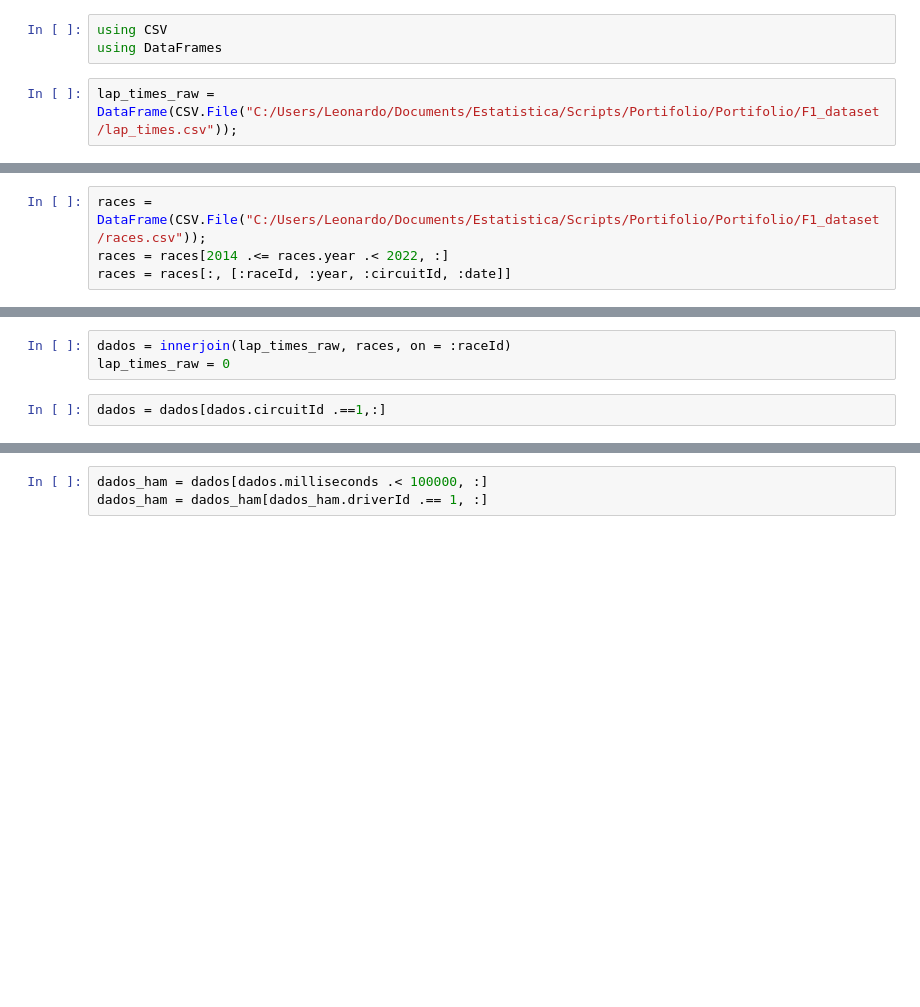
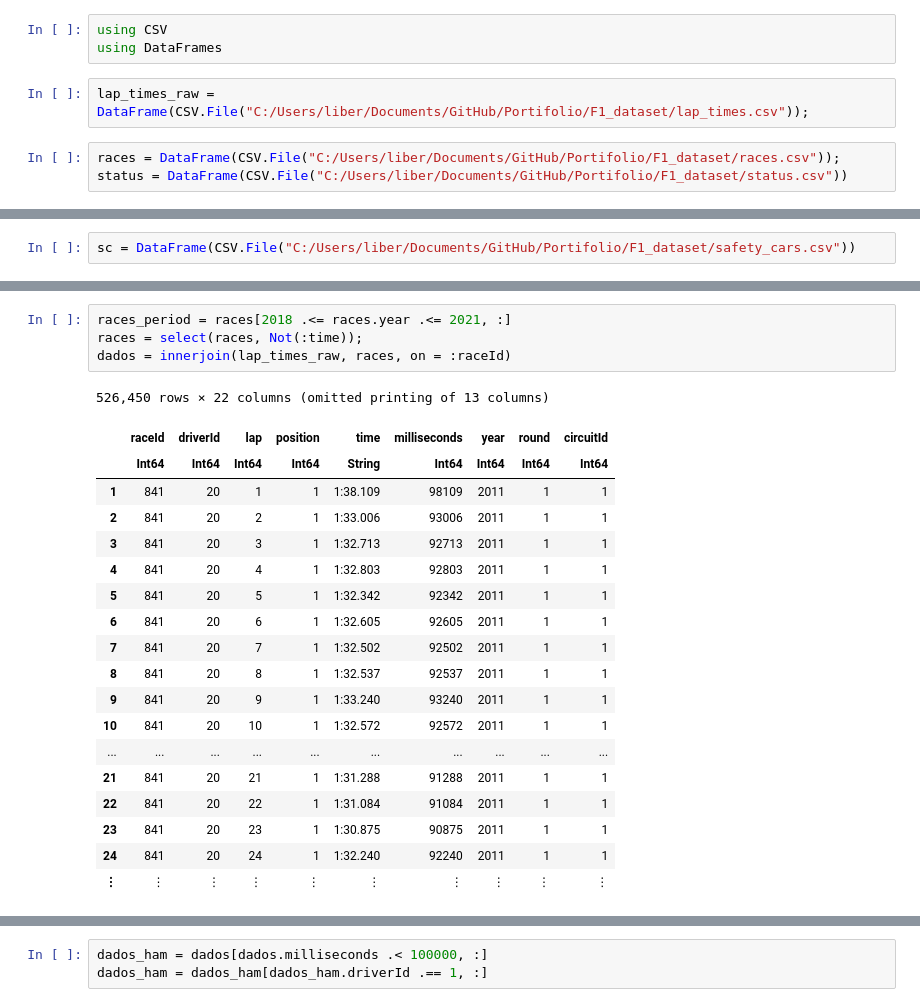
Before and after one commit to LLTeixeira/Portifolio, a Jupyter notebook: F1_A.ipynb, the cells around one changed output, grey strips where cells are left out. Drawn from its saved outputs; the diff is of its cells as text; blank space fills up the shorter version.

```diff
--- a/F1_A.ipynb
+++ b/F1_A.ipynb
@@ -5,4 +5,7 @@
 using CSV
 using DataFrames
 # %%
-lap_times_raw = DataFrame(CSV.File("C:/Users/Leonardo/Documents/Estatistica/Scripts/Portifolio/Portifolio/F1_dataset/lap_times.csv"));
+lap_times_raw = DataFrame(CSV.File("C:/Users/liber/Documents/GitHub/Portifolio/F1_dataset/lap_times.csv"));
+# %%
+races = DataFrame(CSV.File("C:/Users/liber/Documents/GitHub/Portifolio/F1_dataset/races.csv"));
+status = DataFrame(CSV.File("C:/Users/liber/Documents/GitHub/Portifolio/F1_dataset/status.csv"))
@@ -9,4 +32,2 @@ lap_times_raw = DataFrame(CSV.File("C:/Users/Leonardo/Documents/Estatistica/Scri
 # %%
-races = DataFrame(CSV.File("C:/Users/Leonardo/Documents/Estatistica/Scripts/Portifolio/Portifolio/F1_dataset/races.csv"));
-races = races[2014 .<= races.year .< 2022, :]
-races = races[:, [:raceId, :year, :circuitId, :date]]
+sc = DataFrame(CSV.File("C:/Users/liber/Documents/GitHub/Portifolio/F1_dataset/safety_cars.csv"))
@@ -13,5 +54,24 @@ races = races[:, [:raceId, :year, :circuitId, :date]]
-# %%
-dados = innerjoin(lap_times_raw, races, on = :raceId)
-lap_times_raw = 0
-# %%
-dados = dados[dados.circuitId .==1,:]
+# %%
+races_period = races[2018 .<= races.year .<= 2021, :]
+races = select(races, Not(:time));
+dados = innerjoin(lap_times_raw, races, on = :raceId)
+# %% [output]
+526,450 rows × 22 columns (omitted printing of 13 columns)
+|  | raceId | driverId | lap | position | time | milliseconds | year | round | circuitId |
+|  | Int64 | Int64 | Int64 | Int64 | String | Int64 | Int64 | Int64 | Int64 |
+| 1 | 841 | 20 | 1 | 1 | 1:38.109 | 98109 | 2011 | 1 | 1 |
+| 2 | 841 | 20 | 2 | 1 | 1:33.006 | 93006 | 2011 | 1 | 1 |
+| 3 | 841 | 20 | 3 | 1 | 1:32.713 | 92713 | 2011 | 1 | 1 |
+| 4 | 841 | 20 | 4 | 1 | 1:32.803 | 92803 | 2011 | 1 | 1 |
+| 5 | 841 | 20 | 5 | 1 | 1:32.342 | 92342 | 2011 | 1 | 1 |
+| 6 | 841 | 20 | 6 | 1 | 1:32.605 | 92605 | 2011 | 1 | 1 |
+| 7 | 841 | 20 | 7 | 1 | 1:32.502 | 92502 | 2011 | 1 | 1 |
+| 8 | 841 | 20 | 8 | 1 | 1:32.537 | 92537 | 2011 | 1 | 1 |
+| 9 | 841 | 20 | 9 | 1 | 1:33.240 | 93240 | 2011 | 1 | 1 |
+| 10 | 841 | 20 | 10 | 1 | 1:32.572 | 92572 | 2011 | 1 | 1 |
+| ... | ... | ... | ... | ... | ... | ... | ... | ... | ... |
+| 21 | 841 | 20 | 21 | 1 | 1:31.288 | 91288 | 2011 | 1 | 1 |
+| 22 | 841 | 20 | 22 | 1 | 1:31.084 | 91084 | 2011 | 1 | 1 |
+| 23 | 841 | 20 | 23 | 1 | 1:30.875 | 90875 | 2011 | 1 | 1 |
+| 24 | 841 | 20 | 24 | 1 | 1:32.240 | 92240 | 2011 | 1 | 1 |
+| ⋮ | ⋮ | ⋮ | ⋮ | ⋮ | ⋮ | ⋮ | ⋮ | ⋮ | ⋮ |
```
Also changed, not shown: parts of 11 cells of this notebook, 19 other files.
